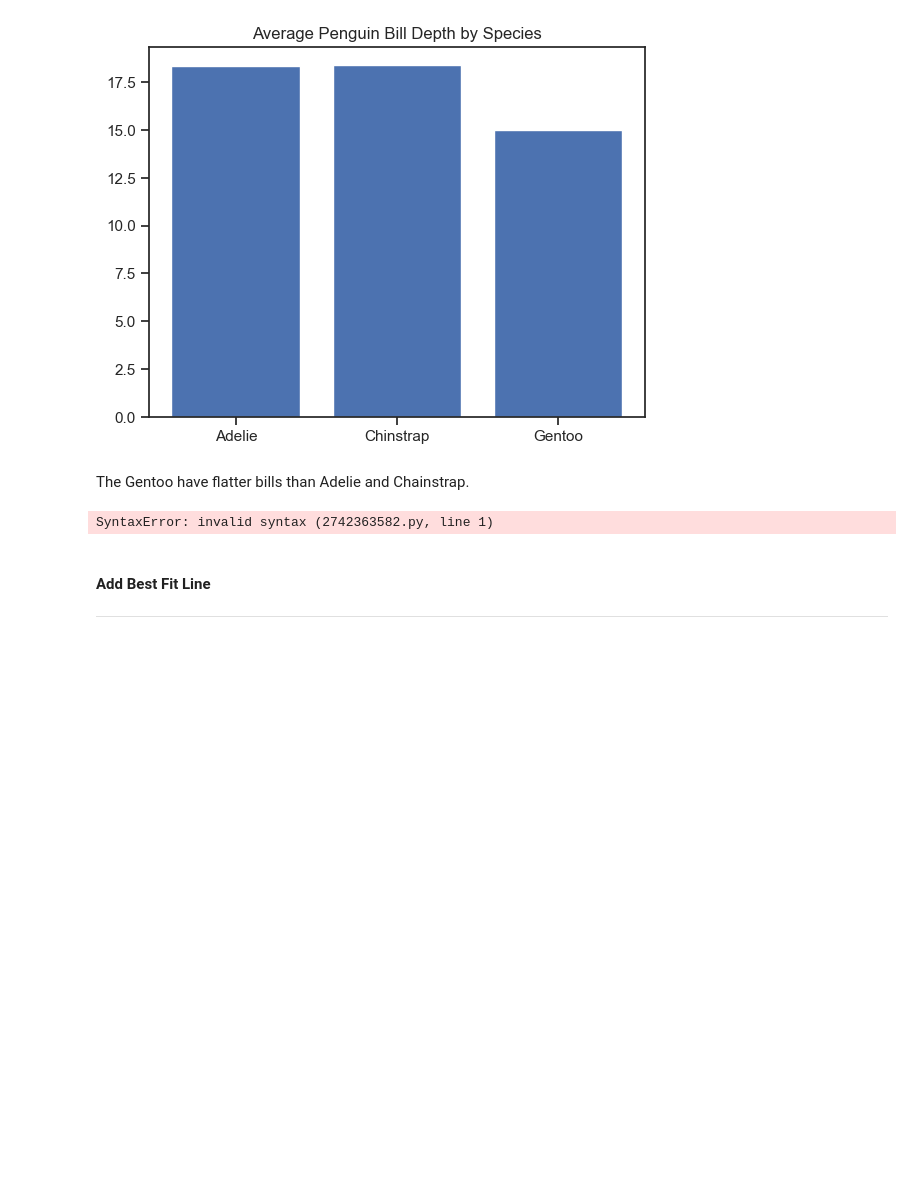
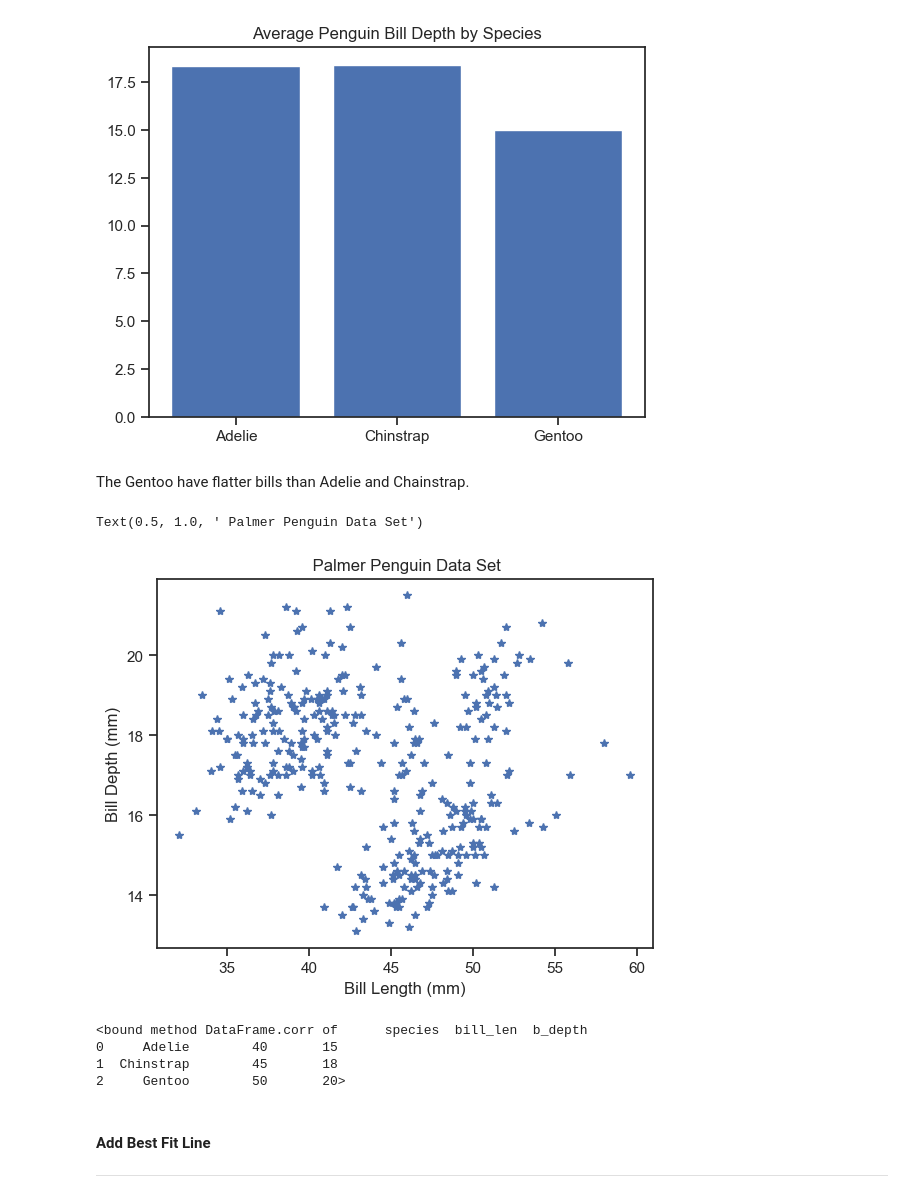
Before and after one commit to Roisin2/mywork, a Jupyter notebook: penguins.ipynb, the cells around one changed output. Drawn from its saved outputs; the diff is of its cells as text; code cells hidden in the pictures; blank space fills up the shorter version.

````diff
--- a/penguins.ipynb
+++ b/penguins.ipynb
@@ -338,26 +346,28 @@ plt.show()
 # %% [markdown]
 The Gentoo have flatter bills than Adelie and Chainstrap.
 # %%
-```# Create new figure and set of axes.
+# Create new figure and set of axes.
 fig, ax = plt.subplots()
 
 # Simple Plot.
-ax.plot(bill_len, b_depth, "D")
+ax.plot(bill_len, b_depth, "*",)
 
 # Axis Labels.
 ax.set_xlabel("Bill Length (mm)")
 ax.set_ylabel("Bill Depth (mm)")
 
 # Title
 ax.set_title(" Palmer Penguin Data Set")
-# X Limits. (to allow 0 to 70)
-ax.set_xlim(0, 70)
-
-
-# Y Limits. (to allow 0 to 25)
-ax.set_ylim(0, 25)
 # %% [output]
-SyntaxError: invalid syntax (2742363582.py, line 1)
+Text(0.5, 1.0, ' Palmer Penguin Data Set')
+[figure, added]
+# %%
+df.corr
+# %% [output]
+<bound method DataFrame.corr of      species  bill_len  b_depth
+0     Adelie        40       15
+1  Chinstrap        45       18
+2     Gentoo        50       20>
 # %% [markdown]
 #### Add Best Fit Line
 ***
````
Also changed, not shown: parts of 14 cells of this notebook.
